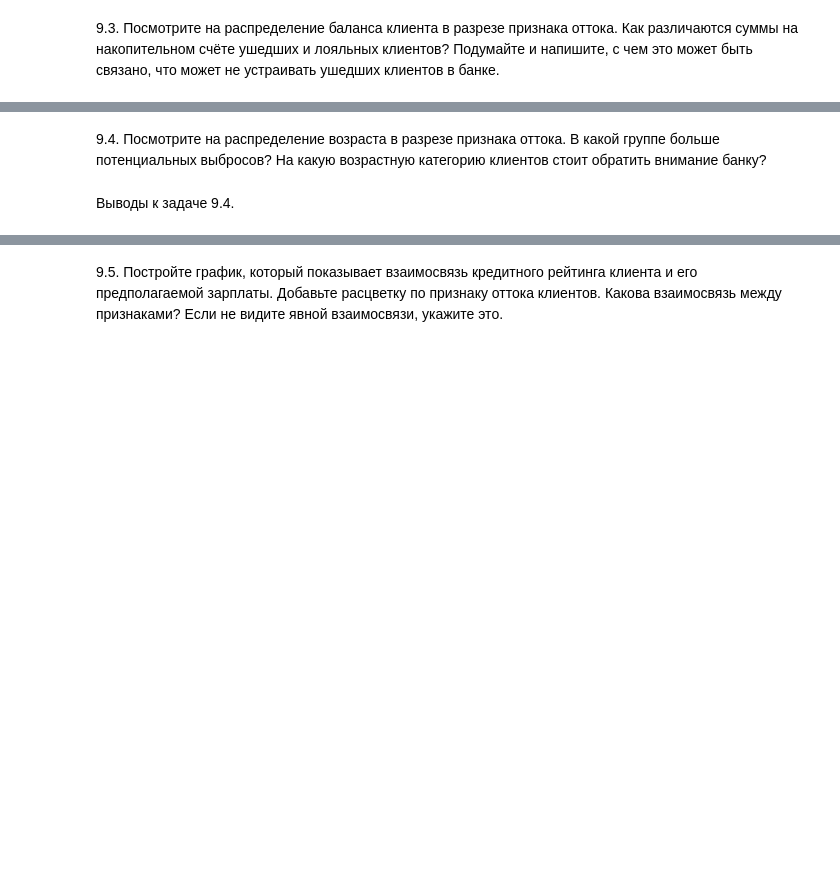
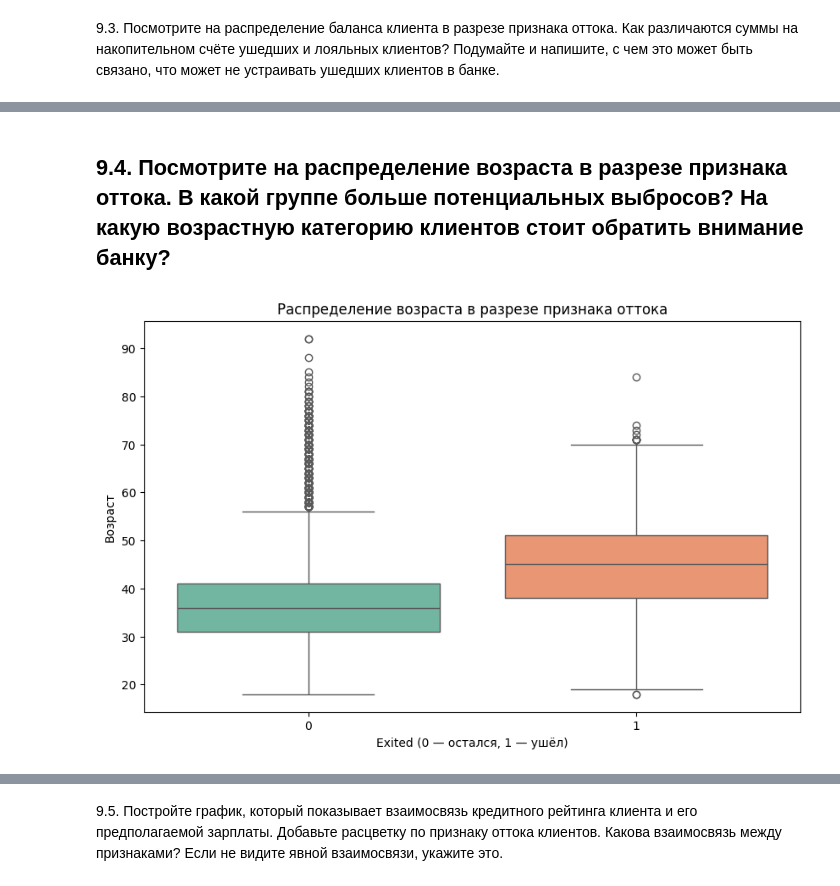
Before and after one commit to Artem221084/demo, a Jupyter notebook: Skillfactor/churn_data.ipynb, the cells around one changed output, grey strips where cells are left out. Saved outputs shown, nothing was run; the diff lists cells and outputs as text; code cells hidden in the pictures; blank space fills up the shorter version.

```diff
--- a/Skillfactor/churn_data.ipynb
+++ b/Skillfactor/churn_data.ipynb
@@ -46,4 +98,12 @@ KeyError: "['RowNumber'] not found in axis"
 # %% [markdown]
-9.4. Посмотрите на распределение возраста в разрезе признака оттока. В какой группе больше потенциальных выбросов? На какую возрастную категорию клиентов стоит обратить внимание банку?
+## 9.4. Посмотрите на распределение возраста в разрезе признака оттока. В какой группе больше потенциальных выбросов? На какую возрастную категорию клиентов стоит обратить внимание банку?
-# %% [markdown]
-Выводы к задаче 9.4.
+# %%
+plt.figure(figsize=(10, 6))
+sns.boxplot(data=churn_data, x='Exited', y='Age', hue='Exited', palette='Set2')
+plt.title('Распределение возраста в разрезе признака оттока')
+plt.xlabel('Exited (0 — остался, 1 — ушёл)')
+plt.ylabel('Возраст')
+plt.legend([],[], frameon=False)  # скрыть легенду
+plt.show()
+# %% [output]
+[figure, added]
```
Also changed, not shown: parts of 19 cells of this notebook.
